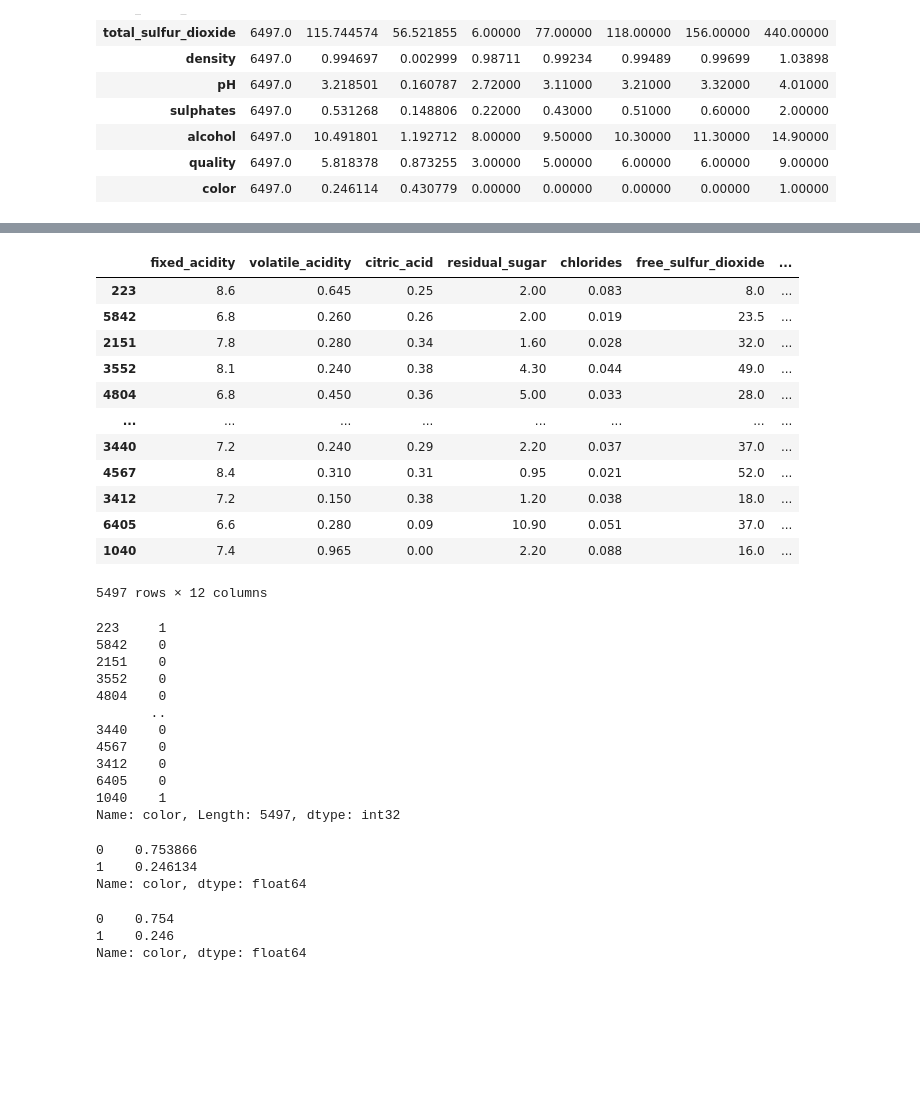
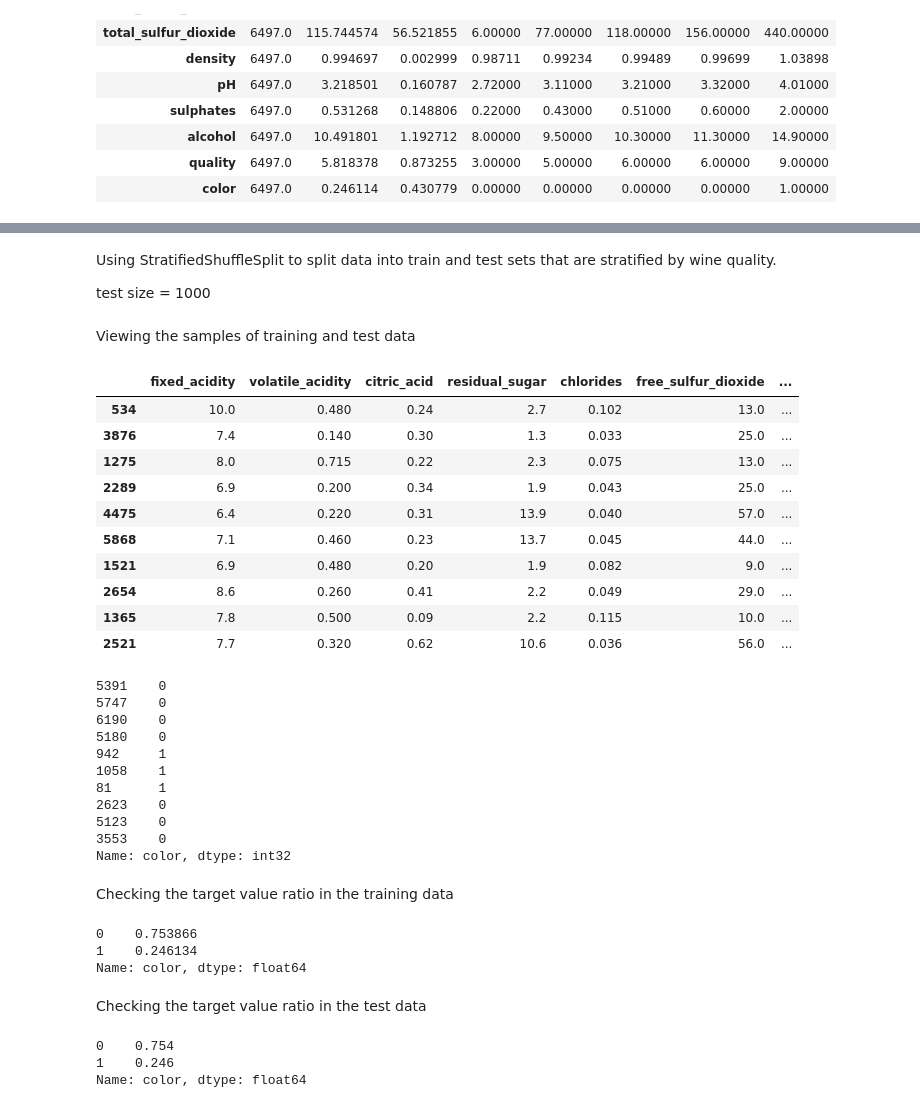
Before and after one commit to sundharesan11/DecisionTree_On_WineClassification, a Jupyter notebook: Wine color prediction.ipynb, the cells around one changed output, grey strips where cells are left out. Cells and saved outputs as stored; diff of their text form; code cells hidden in the pictures; blank space fills up the shorter version.

```diff
--- a/Wine color prediction.ipynb
+++ b/Wine color prediction.ipynb
@@ -116,3 +181,7 @@ y = data.iloc[:,-1:]
+# %% [markdown]
+Using StratifiedShuffleSplit to split data into train and test sets that are stratified by wine quality.
+
+test size = 1000
 # %%
 sss = StratifiedShuffleSplit(n_splits=1,random_state=10, test_size=1000)
 # %%
@@ -123,43 +192,46 @@ y_train = data.loc[train_idx, 'color']
 
 X_test = data.loc[test_idx, X.columns]
 y_test = data.loc[test_idx, 'color']
+# %% [markdown]
+Viewing the samples of training and test data
 # %%
-X_train
+X_train.sample(10)
 # %% [output]
 |  | fixed_acidity | volatile_acidity | citric_acid | residual_sugar | chlorides | free_sulfur_dioxide | ... |
-| 223 | 8.6 | 0.645 | 0.25 | 2.00 | 0.083 | 8.0 | ... |
-| 5842 | 6.8 | 0.260 | 0.26 | 2.00 | 0.019 | 23.5 | ... |
-| 2151 | 7.8 | 0.280 | 0.34 | 1.60 | 0.028 | 32.0 | ... |
-| 3552 | 8.1 | 0.240 | 0.38 | 4.30 | 0.044 | 49.0 | ... |
-| 4804 | 6.8 | 0.450 | 0.36 | 5.00 | 0.033 | 28.0 | ... |
-| ... | ... | ... | ... | ... | ... | ... | ... |
-| 3440 | 7.2 | 0.240 | 0.29 | 2.20 | 0.037 | 37.0 | ... |
-| 4567 | 8.4 | 0.310 | 0.31 | 0.95 | 0.021 | 52.0 | ... |
-| 3412 | 7.2 | 0.150 | 0.38 | 1.20 | 0.038 | 18.0 | ... |
-| 6405 | 6.6 | 0.280 | 0.09 | 10.90 | 0.051 | 37.0 | ... |
-| 1040 | 7.4 | 0.965 | 0.00 | 2.20 | 0.088 | 16.0 | ... |
+| 534 | 10.0 | 0.480 | 0.24 | 2.7 | 0.102 | 13.0 | ... |
+| 3876 | 7.4 | 0.140 | 0.30 | 1.3 | 0.033 | 25.0 | ... |
+| 1275 | 8.0 | 0.715 | 0.22 | 2.3 | 0.075 | 13.0 | ... |
+| 2289 | 6.9 | 0.200 | 0.34 | 1.9 | 0.043 | 25.0 | ... |
+| 4475 | 6.4 | 0.220 | 0.31 | 13.9 | 0.040 | 57.0 | ... |
+| 5868 | 7.1 | 0.460 | 0.23 | 13.7 | 0.045 | 44.0 | ... |
+| 1521 | 6.9 | 0.480 | 0.20 | 1.9 | 0.082 | 9.0 | ... |
+| 2654 | 8.6 | 0.260 | 0.41 | 2.2 | 0.049 | 29.0 | ... |
+| 1365 | 7.8 | 0.500 | 0.09 | 2.2 | 0.115 | 10.0 | ... |
+| 2521 | 7.7 | 0.320 | 0.62 | 10.6 | 0.036 | 56.0 | ... |
-5497 rows × 12 columns
 # %%
-y_train
+y_train.sample(10)
 # %% [output]
-223     1
-5842    0
-2151    0
-3552    0
-4804    0
-       ..
-3440    0
-4567    0
-3412    0
-6405    0
-1040    1
-Name: color, Length: 5497, dtype: int32
+5391    0
+5747    0
+6190    0
+5180    0
+942     1
+1058    1
+81      1
+2623    0
+5123    0
+3553    0
+Name: color, dtype: int32
+# %% [markdown]
+Checking the target value ratio in the training data
 # %%
 y_train.value_counts(normalize=True)
 # %% [output]
 0    0.753866
 1    0.246134
 Name: color, dtype: float64
+# %% [markdown]
+Checking the target value ratio in the test data
 # %%
 y_test.value_counts(normalize=True)
 # %% [output]
```
Also changed, not shown: parts of 45 cells of this notebook.
